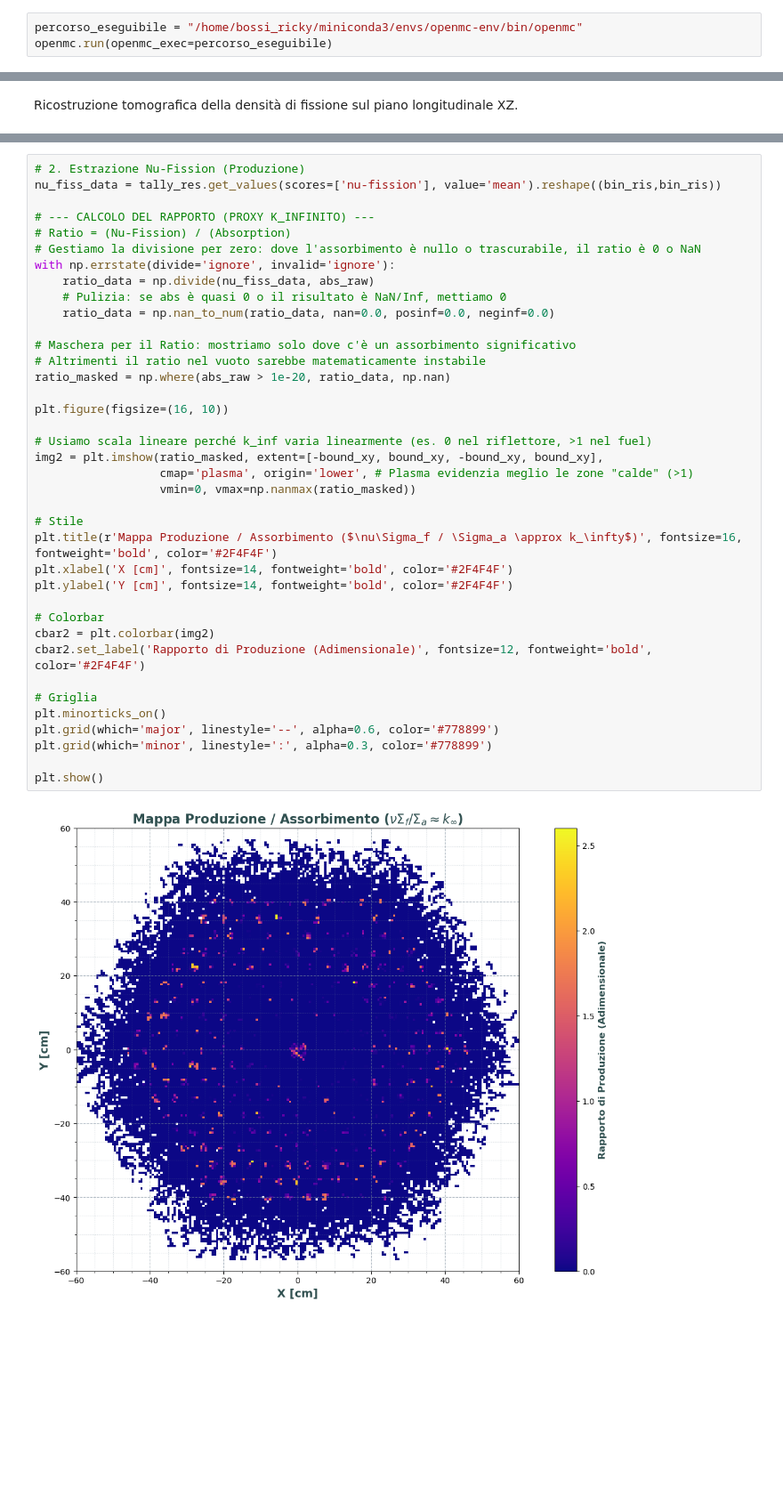
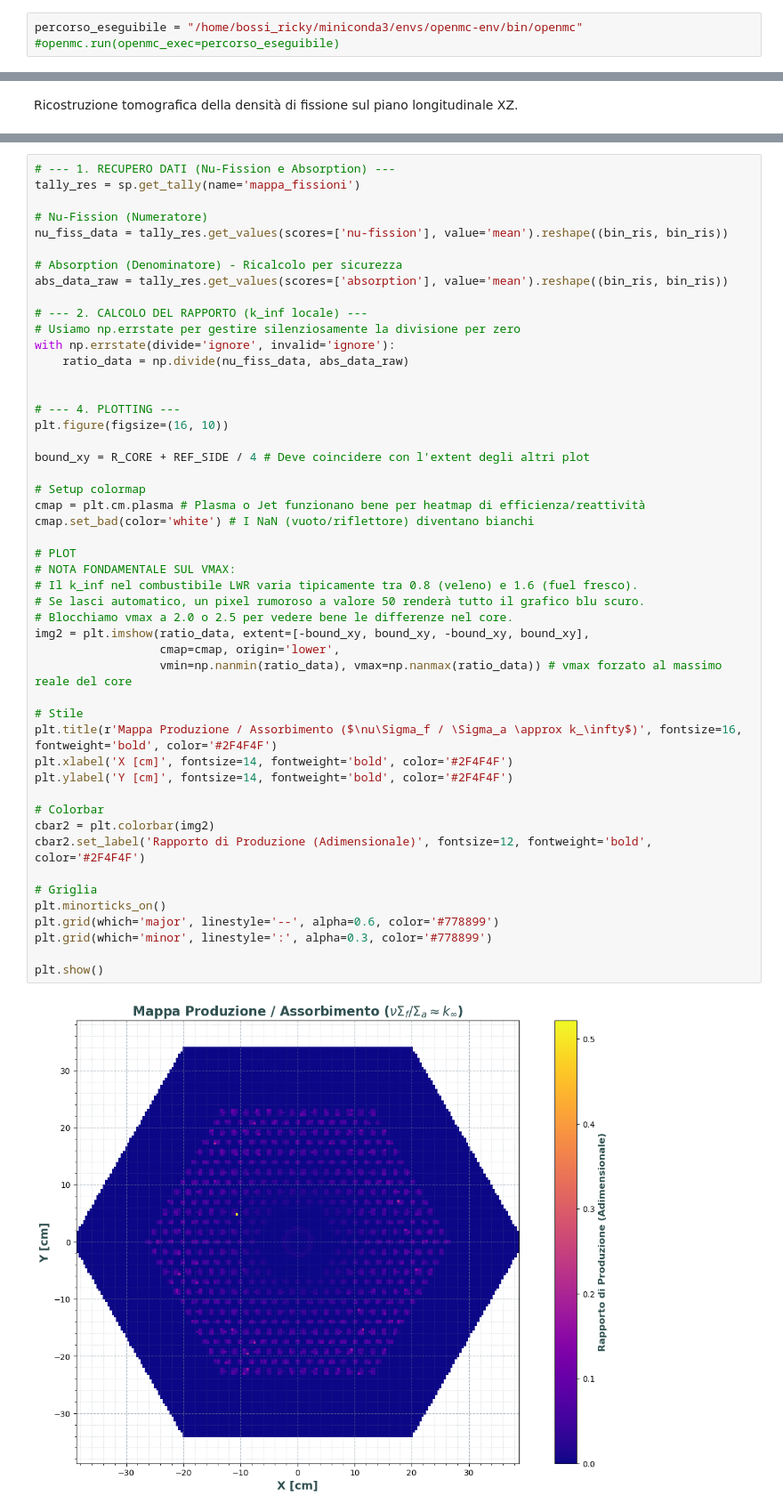
Before and after one commit to oblivion0218/Tesi-Magistrale, a Jupyter notebook: Open MC/reattore_2/fixed/reattore.ipynb, the cells around one changed output, grey strips where cells are left out. Shown at 89% size. Cells and saved outputs as stored; diff of their text form; blank space fills up the shorter version.

```diff
--- a/Open MC/reattore_2/fixed/reattore.ipynb
+++ b/Open MC/reattore_2/fixed/reattore.ipynb
@@ -425,4 +458,4 @@ tallies.export_to_xml()
 # %%
 percorso_eseguibile = "/home/bossi_ricky/miniconda3/envs/openmc-env/bin/openmc"
-openmc.run(openmc_exec=percorso_eseguibile)
+#openmc.run(openmc_exec=percorso_eseguibile)
 # %% [output]
@@ -815,40 +916,51 @@ plt.show()
 # %%
-# 2. Estrazione Nu-Fission (Produzione)
-nu_fiss_data = tally_res.get_values(scores=['nu-fission'], value='mean').reshape((bin_ris,bin_ris))
+# --- 1. RECUPERO DATI (Nu-Fission e Absorption) ---
+tally_res = sp.get_tally(name='mappa_fissioni')
 
-# --- CALCOLO DEL RAPPORTO (PROXY K_INFINITO) ---
-# Ratio = (Nu-Fission) / (Absorption)
-# Gestiamo la divisione per zero: dove l'assorbimento è nullo o trascurabile, il ratio è 0 o NaN
+# Nu-Fission (Numeratore)
+nu_fiss_data = tally_res.get_values(scores=['nu-fission'], value='mean').reshape((bin_ris, bin_ris))
+
+# Absorption (Denominatore) - Ricalcolo per sicurezza
+abs_data_raw = tally_res.get_values(scores=['absorption'], value='mean').reshape((bin_ris, bin_ris))
+
+# --- 2. CALCOLO DEL RAPPORTO (k_inf locale) ---
+# Usiamo np.errstate per gestire silenziosamente la divisione per zero
 with np.errstate(divide='ignore', invalid='ignore'):
-    ratio_data = np.divide(nu_fiss_data, abs_raw)
-    # Pulizia: se abs è quasi 0 o il risultato è NaN/Inf, mettiamo 0
-    ratio_data = np.nan_to_num(ratio_data, nan=0.0, posinf=0.0, neginf=0.0)
+    ratio_data = np.divide(nu_fiss_data, abs_data_raw)
 
-# Maschera per il Ratio: mostriamo solo dove c'è un assorbimento significativo
-# Altrimenti il ratio nel vuoto sarebbe matematicamente instabile
-ratio_masked = np.where(abs_raw > 1e-20, ratio_data, np.nan)
 
+# --- 4. PLOTTING ---
 plt.figure(figsize=(16, 10))
 
-# Usiamo scala lineare perché k_inf varia linearmente (es. 0 nel riflettore, >1 nel fuel)
-img2 = plt.imshow(ratio_masked, extent=[-bound_xy, bound_xy, -bound_xy, bound_xy],
-                  cmap='plasma', origin='lower', # Plasma evidenzia meglio le zone "calde" (>1)
-                  vmin=0, vmax=np.nanmax(ratio_masked))
+bound_xy = R_CORE + REF_SIDE / 4 # Deve coincidere con l'extent degli altri plot
+
+# Setup colormap
+cmap = plt.cm.plasma # Plasma o Jet funzionano bene per heatmap di efficienza/reattività
+cmap.set_bad(color='white') # I NaN (vuoto/riflettore) diventano bianchi
+
+# PLOT
+# NOTA FONDAMENTALE SUL VMAX:
+# Il k_inf nel combustibile LWR varia tipicamente tra 0.8 (veleno) e 1.6 (fuel fresco).
+# Se lasci automatico, un pixel rumoroso a valore 50 renderà tutto il grafico blu scuro.
+# Blocchiamo vmax a 2.0 o 2.5 per vedere bene le differenze nel core.
+img2 = plt.imshow(ratio_data, extent=[-bound_xy, bound_xy, -bound_xy, bound_xy],
+                  cmap=cmap, origin='lower',
+                  vmin=np.nanmin(ratio_data), vmax=np.nanmax(ratio_data)) # vmax forzato al massimo reale del core
 
 # Stile
 plt.title(r'Mappa Produzione / Assorbimento ($\nu\Sigma_f / \Sigma_a \approx k_\infty$)', fontsize=16, fontweight='bold', color='#2F4F4F')
 plt.xlabel('X [cm]', fontsize=14, fontweight='bold', color='#2F4F4F')
 plt.ylabel('Y [cm]', fontsize=14, fontweight='bold', color='#2F4F4F')
 
 # Colorbar
 cbar2 = plt.colorbar(img2)
 cbar2.set_label('Rapporto di Produzione (Adimensionale)', fontsize=12, fontweight='bold', color='#2F4F4F')
 
 # Griglia
 plt.minorticks_on()
 plt.grid(which='major', linestyle='--', alpha=0.6, color='#778899')
 plt.grid(which='minor', linestyle=':', alpha=0.3, color='#778899')
 
 plt.show()
 # %% [output]
-[figure, old version]
+[figure, new version]
```
Also changed, not shown: parts of 19 cells of this notebook, 17 other files.
